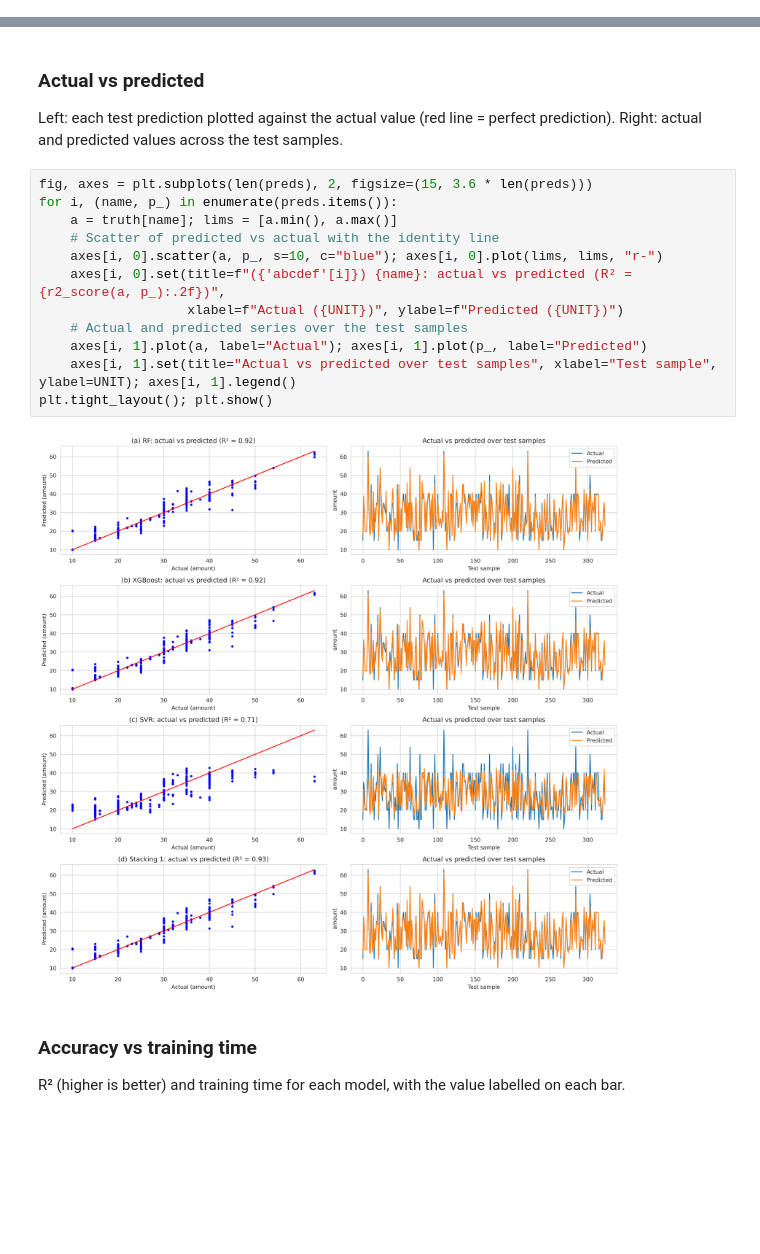
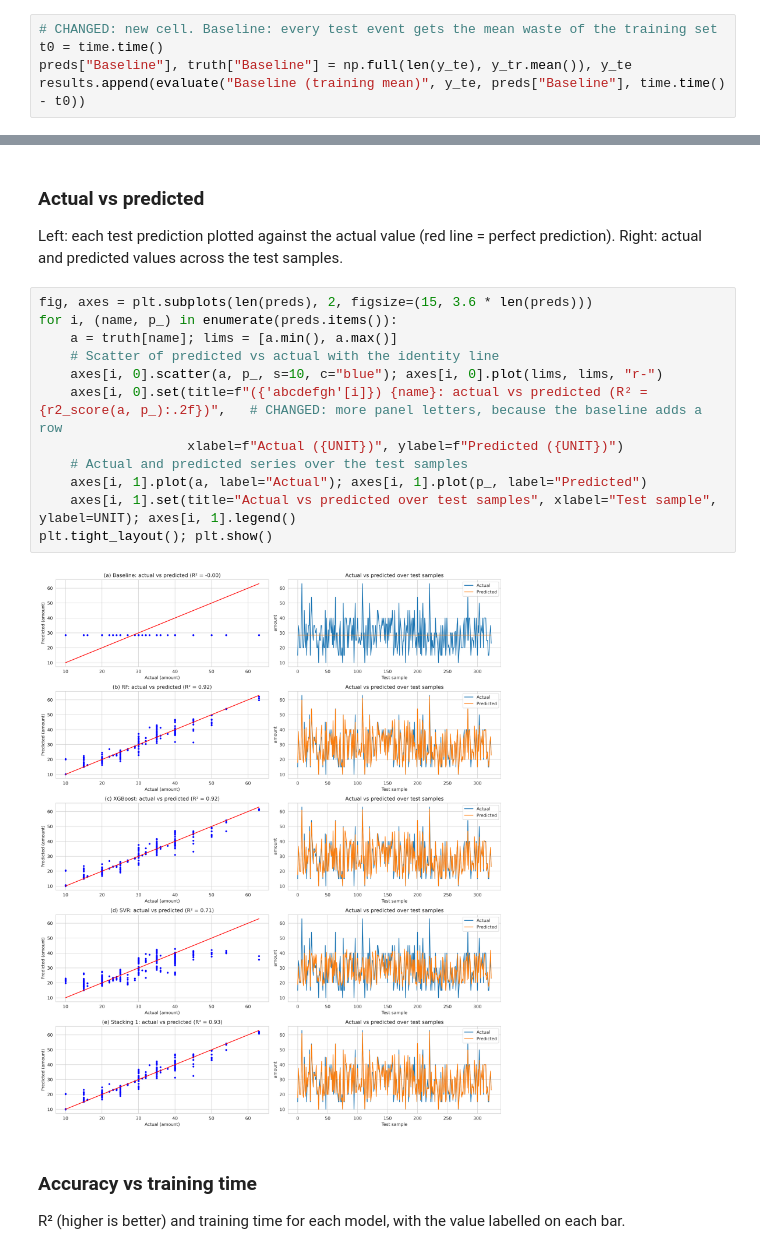
Before and after one commit to yklee7285/food-demand-forecasting-fyp, a Jupyter notebook: restaurant_methodology_improved.ipynb, the cells around one changed output, grey strips where cells are left out. Saved outputs shown, nothing was run; the diff lists cells and outputs as text; blank space fills up the shorter version.

```diff
--- a/restaurant_methodology_improved.ipynb
+++ b/restaurant_methodology_improved.ipynb
@@ -236,3 +242,8 @@ results, preds, truth = [], {}, {}      # metric rows, test predictions and matc
+# %%
+# CHANGED: new cell. Baseline: every test event gets the mean waste of the training set
+t0 = time.time()
+preds["Baseline"], truth["Baseline"] = np.full(len(y_te), y_tr.mean()), y_te
+results.append(evaluate("Baseline (training mean)", y_te, preds["Baseline"], time.time() - t0))
 # %% [markdown]
 ## 5. Individual models: Random Forest, XGBoost, SVR
 Each model is tuned by 5-fold grid search on the training set (lowest MAE wins), refitted on all training rows, and evaluated on the test set. The training time covers both the search and the refit. SVR is wrapped so that it learns the target rescaled to a standard deviation of `SVR_TARGET_SD`; its predictions are converted back to the original units.
@@ -305,17 +317,17 @@ Left: each test prediction plotted against the actual value (red line = perfect
 # %%
 fig, axes = plt.subplots(len(preds), 2, figsize=(15, 3.6 * len(preds)))
 for i, (name, p_) in enumerate(preds.items()):
     a = truth[name]; lims = [a.min(), a.max()]
     # Scatter of predicted vs actual with the identity line
     axes[i, 0].scatter(a, p_, s=10, c="blue"); axes[i, 0].plot(lims, lims, "r-")
-    axes[i, 0].set(title=f"({'abcdef'[i]}) {name}: actual vs predicted (R² = {r2_score(a, p_):.2f})",
+    axes[i, 0].set(title=f"({'abcdefgh'[i]}) {name}: actual vs predicted (R² = {r2_score(a, p_):.2f})",   # CHANGED: more panel letters, because the baseline adds a row
                    xlabel=f"Actual ({UNIT})", ylabel=f"Predicted ({UNIT})")
     # Actual and predicted series over the test samples
     axes[i, 1].plot(a, label="Actual"); axes[i, 1].plot(p_, label="Predicted")
     axes[i, 1].set(title="Actual vs predicted over test samples", xlabel="Test sample", ylabel=UNIT); axes[i, 1].legend()
 plt.tight_layout(); plt.show()
 # %% [output]
-[figure, old version]
+[figure, new version]
 # %% [markdown]
 ### Accuracy vs training time
 R² (higher is better) and training time for each model, with the value labelled on each bar.
```
Also changed, not shown: parts of 9 cells of this notebook, 7 other files.
